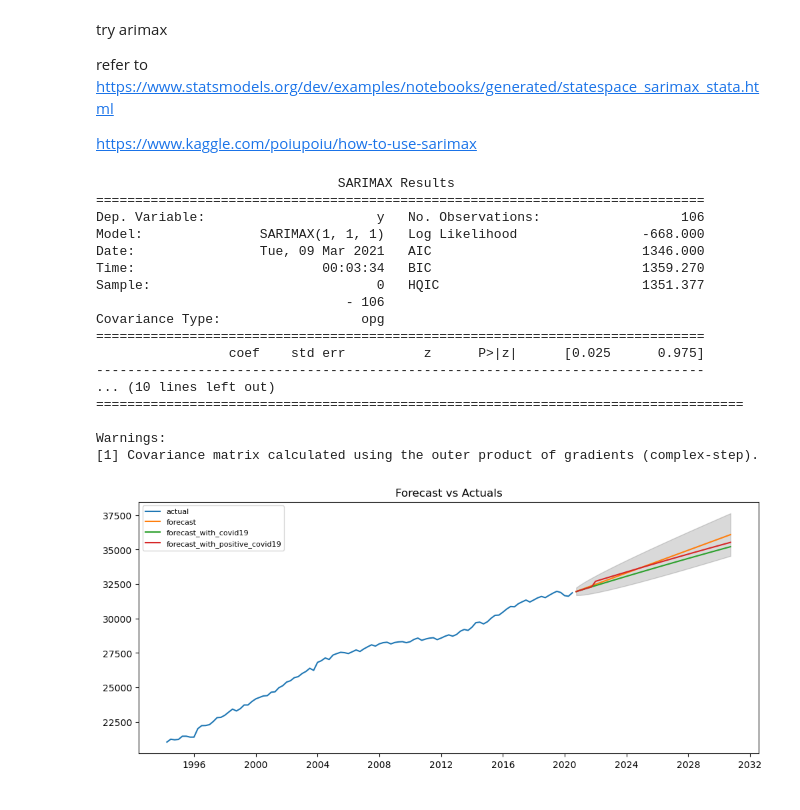
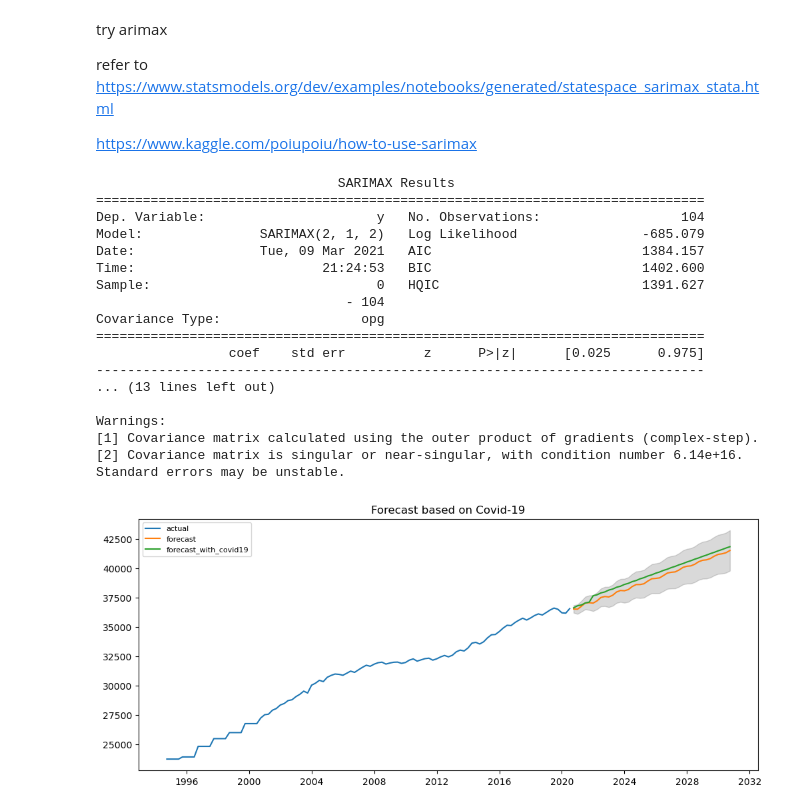
Before and after one commit to julemon/Practitioners-Challenge, a Jupyter notebook: Q2_toal_v2.ipynb, the cells around one changed output. Drawn from its saved outputs; the diff is of its cells as text; code cells hidden in the pictures.

```diff
--- a/Q2_toal_v2.ipynb
+++ b/Q2_toal_v2.ipynb
@@ -365,7 +365,7 @@ main['time']= pd.to_datetime(main['Quarter'].str.replace(' ','-'))#.replace()pd.
 main.head()
 main = main.set_index('time')
 # main[' Cars'] = main[' Cars'].str.replace('..','')
-cars = main['Cars']
+cars = main['Total']
 cars = cars.fillna(method = 'ffill').dropna(axis=0)
 cars = cars[~cars.isin(['..'])]
 cars = cars.astype('float')
@@ -663,7 +663,7 @@ DatetimeIndex(['2020-10-01', '2020-12-31', '2021-04-01', '2021-07-01',
 # %%
 # test = cars[np.round(2/3*len(cars)).astype(int):]
 # train = cars[:np.round(2/3*len(cars)).astype(int)]
-model = ARIMA(cars, order=(1,1,1))
+model = ARIMA(cars, order=(2,1,2))
 model_fit = model.fit(disp=0)
 print(model_fit.summary())
 
@@ -686,7 +686,7 @@ plt.plot(fc_series, label='forecast')
 
 plt.fill_between(lower_series.index, lower_series, upper_series,
                  color='k', alpha=.15)
-plt.title('Forecast vs Actuals')
+plt.title('Actuals & Forecast')
 plt.legend(loc='upper left', fontsize=8)
 plt.show()
 
@@ -965,49 +978,49 @@ exog = sm.add_constant(covid)
 endog = np.array(endog, dtype=float)
 exog  = np.array(exog , dtype=float)
 # Fit the model
-mod = sm.tsa.statespace.SARIMAX(endog,exog, order=(1,1,1))
+mod = sm.tsa.statespace.SARIMAX(endog,exog, order=(2,1,2))
 res = mod.fit(disp=False)
 print(res.summary())
 
 fc_covid = res.forecast(exog=covid_future ,steps=4*10+1, alpha=0.05)
 # fcast_res2 = res.get_forecast(steps=2)
 fc_covid_pos = res.forecast(exog=covid_positive ,steps=4*10+1, alpha=0.05)
 
 # Make as pandas series
 fc_series_covid = pd.Series(fc_covid, index=new_index)
 fc_series_covid_pos = pd.Series(fc_covid_pos, index=new_index)
 # Plot
 plt.figure(figsize=(12,5), dpi=100)
 # plt.plot(cars, label='training')
 plt.plot(cars, label='actual')
 plt.plot(fc_series, label='forecast')
-plt.plot(fc_series_covid, label='forecast_with_covid19')
-plt.plot(fc_series_covid_pos, label='forecast_with_positive_covid19')
+# plt.plot(fc_series_covid, label='forecast_with_covid19')
+plt.plot(fc_series_covid_pos, label='forecast_with_covid19')
 # my_x_ticks = time
 
 # plt.xticks(my_x_ticks)
 
 plt.fill_between(lower_series.index, lower_series, upper_series,
                  color='k', alpha=.15)
-plt.title('Forecast vs Actuals')
+plt.title('Forecast based on Covid-19')
 plt.legend(loc='upper left', fontsize=8)
 plt.show()
 # %% [output]
                                SARIMAX Results
 ==============================================================================
-Dep. Variable:                      y   No. Observations:                  106
-Model:               SARIMAX(1, 1, 1)   Log Likelihood                -668.000
-Date:                Tue, 09 Mar 2021   AIC                           1346.000
-Time:                        00:03:34   BIC                           1359.270
-Sample:                             0   HQIC                          1351.377
-                                - 106
+Dep. Variable:                      y   No. Observations:                  104
+Model:               SARIMAX(2, 1, 2)   Log Likelihood                -685.079
+Date:                Tue, 09 Mar 2021   AIC                           1384.157
+Time:                        21:24:53   BIC                           1402.600
+Sample:                             0   HQIC                          1391.627
+                                - 104
 Covariance Type:                  opg
 ==============================================================================
                  coef    std err          z      P>|z|      [0.025      0.975]
 ------------------------------------------------------------------------------
-... (10 lines left out)
-===================================================================================
+... (13 lines left out)
 
 Warnings:
 [1] Covariance matrix calculated using the outer product of gradients (complex-step).
+[2] Covariance matrix is singular or near-singular, with condition number 6.14e+16. Standard errors may be unstable.
-[figure, old version]
+[figure, new version]
```
Also changed, not shown: parts of 21 cells of this notebook.
